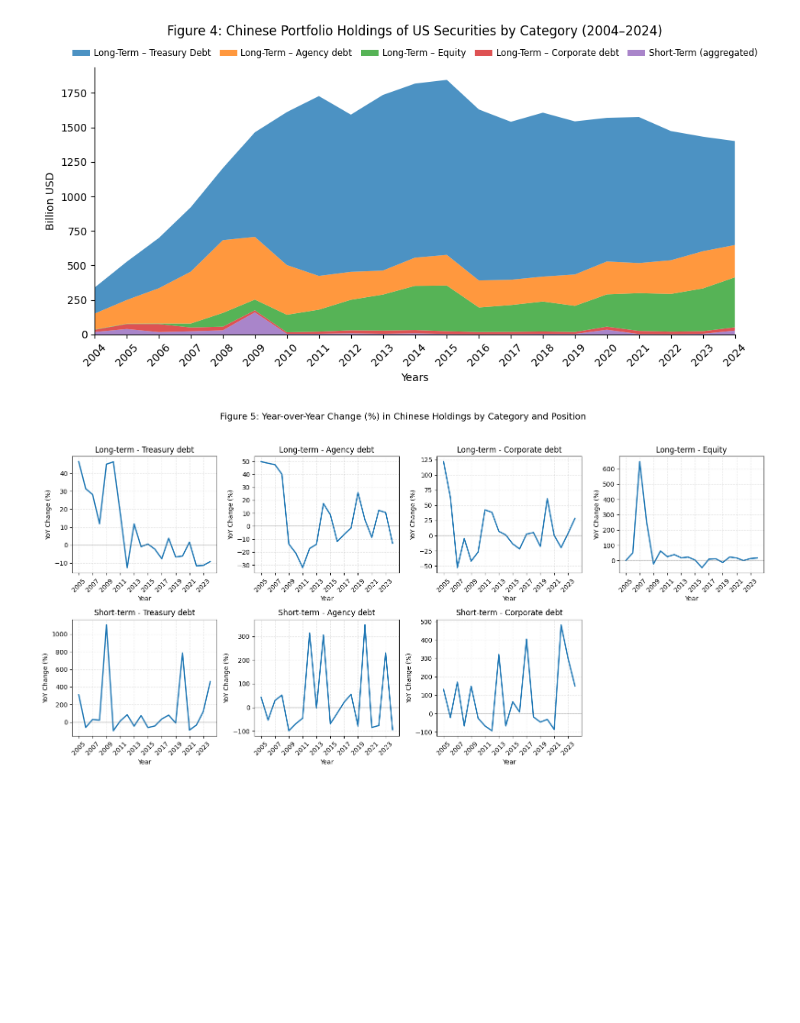
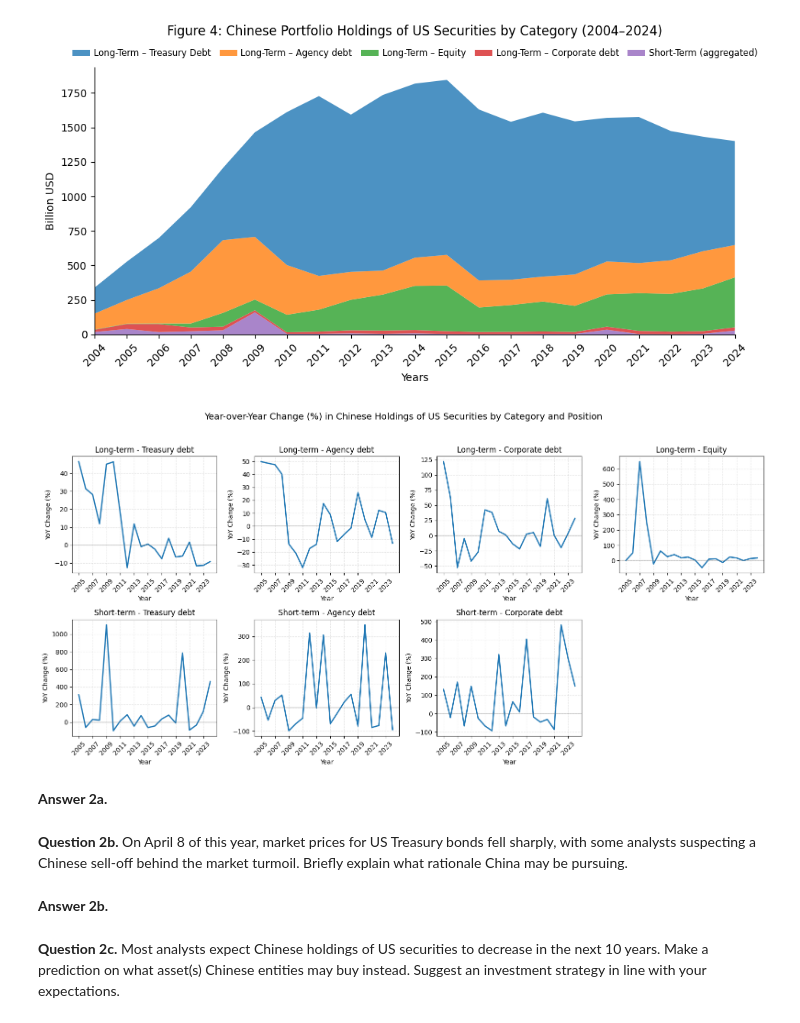
Before and after one commit to J-Wilke/Computational-Economics, a Jupyter notebook: Data Viz/China as a Global Creditor - a Data Excercise/Data Excercise.ipynb, the cells around one changed output. Saved outputs shown, nothing was run; the diff lists cells and outputs as text; code cells hidden in the pictures; blank space fills up the shorter version.

```diff
--- a/Data Viz/China as a Global Creditor - a Data Excercise/Data Excercise.ipynb
+++ b/Data Viz/China as a Global Creditor - a Data Excercise/Data Excercise.ipynb
@@ -513,7 +513,7 @@ df_facet_wrap["Year"] = df_facet_wrap["Date"].dt.year
 # Define positions to include in each category in the specified order
 position_mapping = {
     "Long-term": ["Treasury debt", "Agency debt", "Corporate debt", "Equity"],
-    "Short-term": ["Treasury debt", "Agency debt", "Corporate debt"]  # Removed Equity
+    "Short-term": ["Treasury debt", "Agency debt", "Corporate debt"]
 }
 
 # Calculate YoY changes for all combinations
@@ -552,33 +552,41 @@ def plot_yoy_data(data, ax, title):
     # Set x-ticks to show years clearly
     ax.set_xticks(data.index[::2])  # Show every other year for cleaner display
     ax.set_xticklabels([str(y) for y in data.index[::2]], rotation=45)
 
-    # Add grid for better readability
+    # Add grid
     ax.grid(True, linestyle='--', alpha=0.3)
 
 # Plot Long-term positions (top row)
 for i, position in enumerate(position_mapping["Long-term"]):
     key = f"Long-term - {position}"
     if key in yoy_data:
         plot_yoy_data(yoy_data[key], axes[0, i], key)
     else:
         axes[0, i].axis('off')
 
 # Plot Short-term positions (bottom row)
 for i, position in enumerate(position_mapping["Short-term"]):
     key = f"Short-term - {position}"
     if key in yoy_data:
         plot_yoy_data(yoy_data[key], axes[1, i], key)
     else:
         axes[1, i].axis('off')
 
 # Turn off any unused subplots
 for i in range(len(position_mapping["Short-term"]), n_cols):
     axes[1, i].axis('off')
 
 # Add title and adjust layout
-plt.suptitle("Figure 5: Year-over-Year Change (%) in Chinese Holdings by Category and Position", fontsize=14)
+plt.suptitle("Year-over-Year Change (%) in Chinese Holdings of US Securities by Category and Position", fontsize=14)
 plt.tight_layout(rect=[0, 0, 1, 0.95])
 plt.show()
 # %% [output]
-[figure, old version]
+[figure, new version]
+# %% [markdown]
+**Answer 2a.**
+# %% [markdown]
+**Question 2b.** On April 8 of this year, market prices for US Treasury bonds fell sharply, with some analysts suspecting a Chinese sell-off behind the market turmoil. Briefly explain what rationale China may be pursuing.
+# %% [markdown]
+**Answer 2b.**
+# %% [markdown]
+**Question 2c.** Most analysts expect Chinese holdings of US securities to decrease in the next 10 years. Make a prediction on what asset(s) Chinese entities may buy instead. Suggest an investment strategy in line with your expectations.
```
Also changed, not shown: parts of 1 cell of this notebook.
